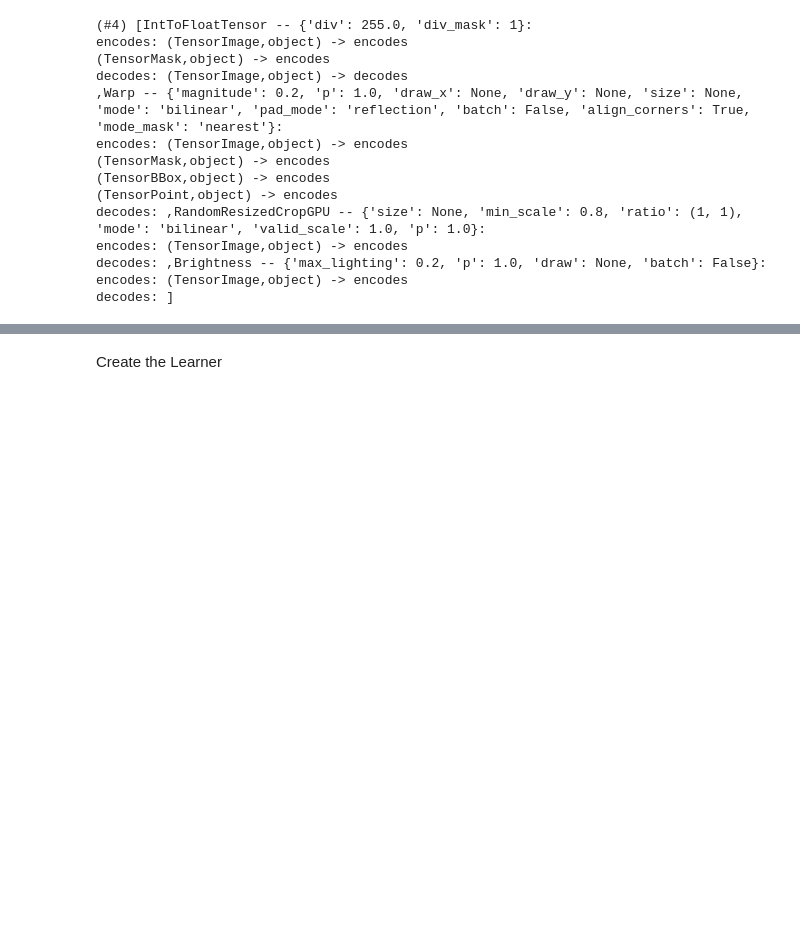
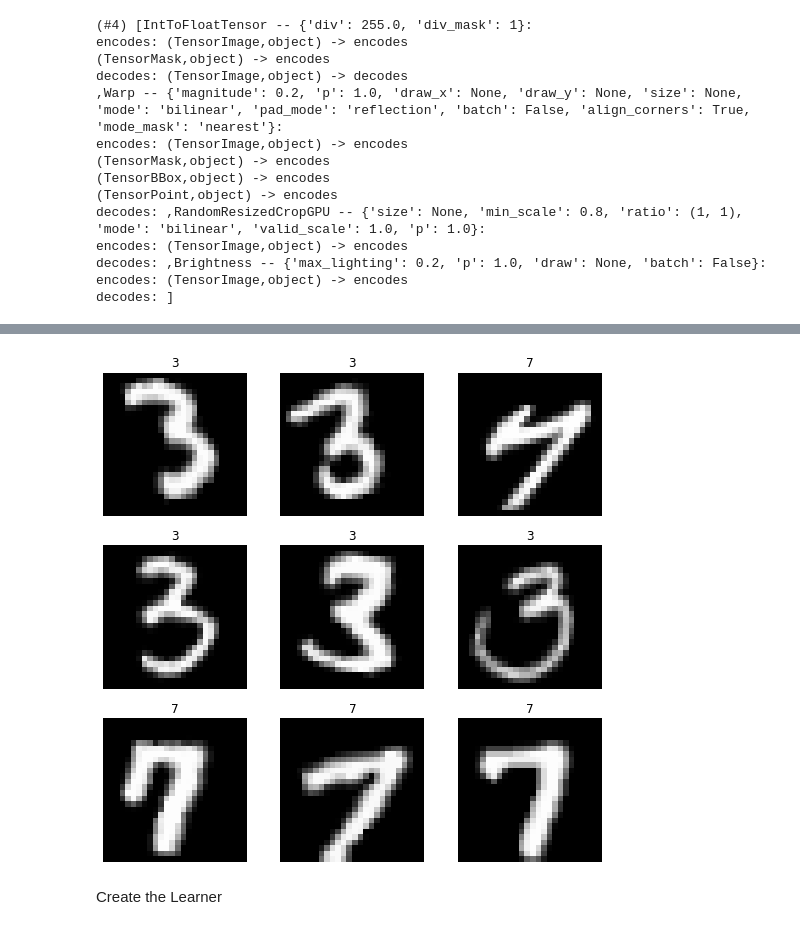
Before and after one commit to butchland/fastai_xla_extensions, a Jupyter notebook: nbs/00_core.ipynb, the cells around one changed output, grey strips where cells are left out. Saved outputs shown, nothing was run; the diff lists cells and outputs as text; code cells hidden in the pictures; blank space fills up the shorter version.

Commit message:
Update docs to show usage of to_xla

```diff
--- a/nbs/00_core.ipynb
+++ b/nbs/00_core.ipynb
@@ -433,3 +434,7 @@ decodes: ]
+# %%
+dls.show_batch()
+# %% [output]
+[figure, added]
 # %% [markdown]
 Create the Learner
 # %%
```
Also changed, not shown: parts of 65 cells of this notebook, 8 other files.
